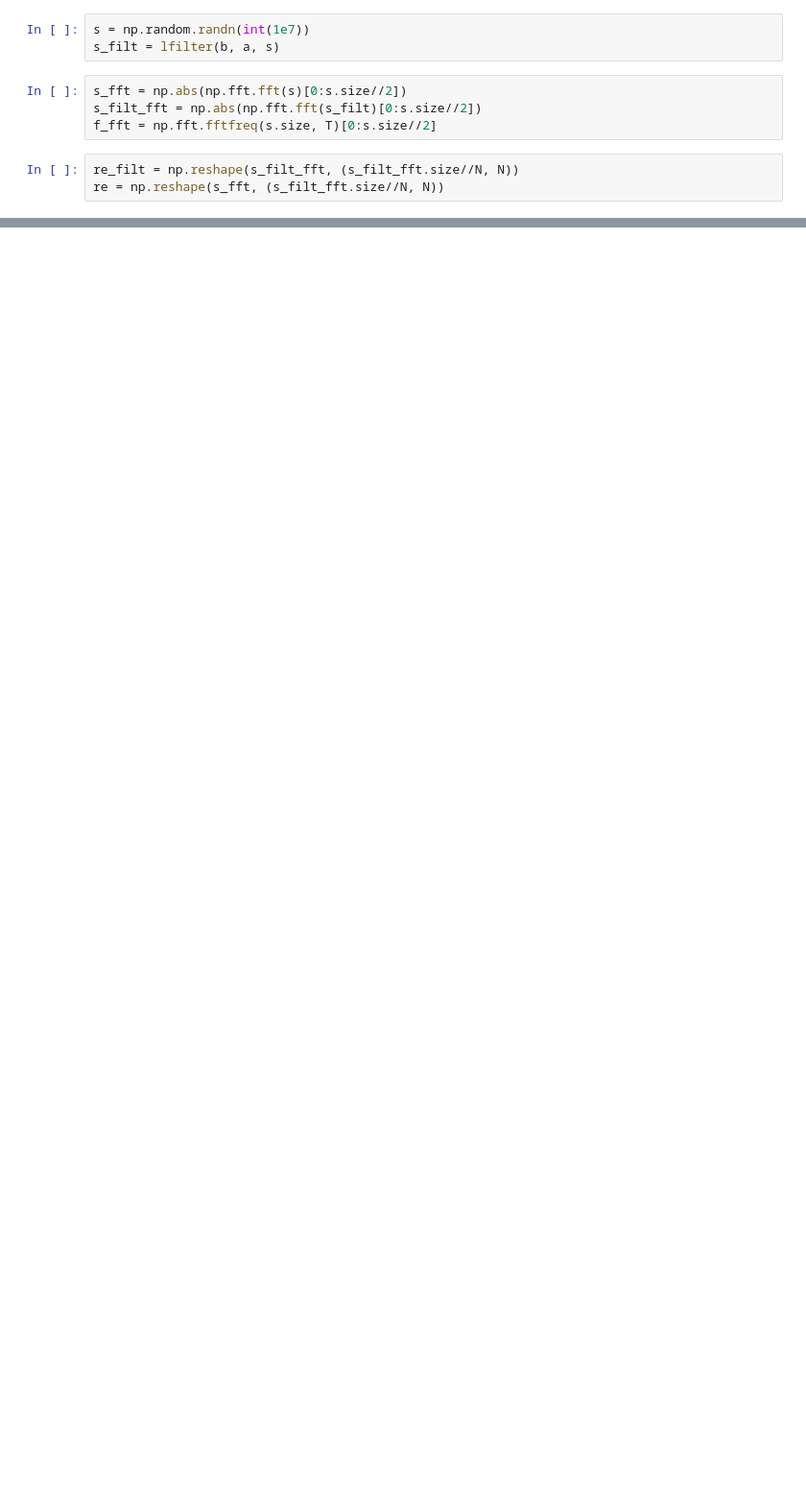
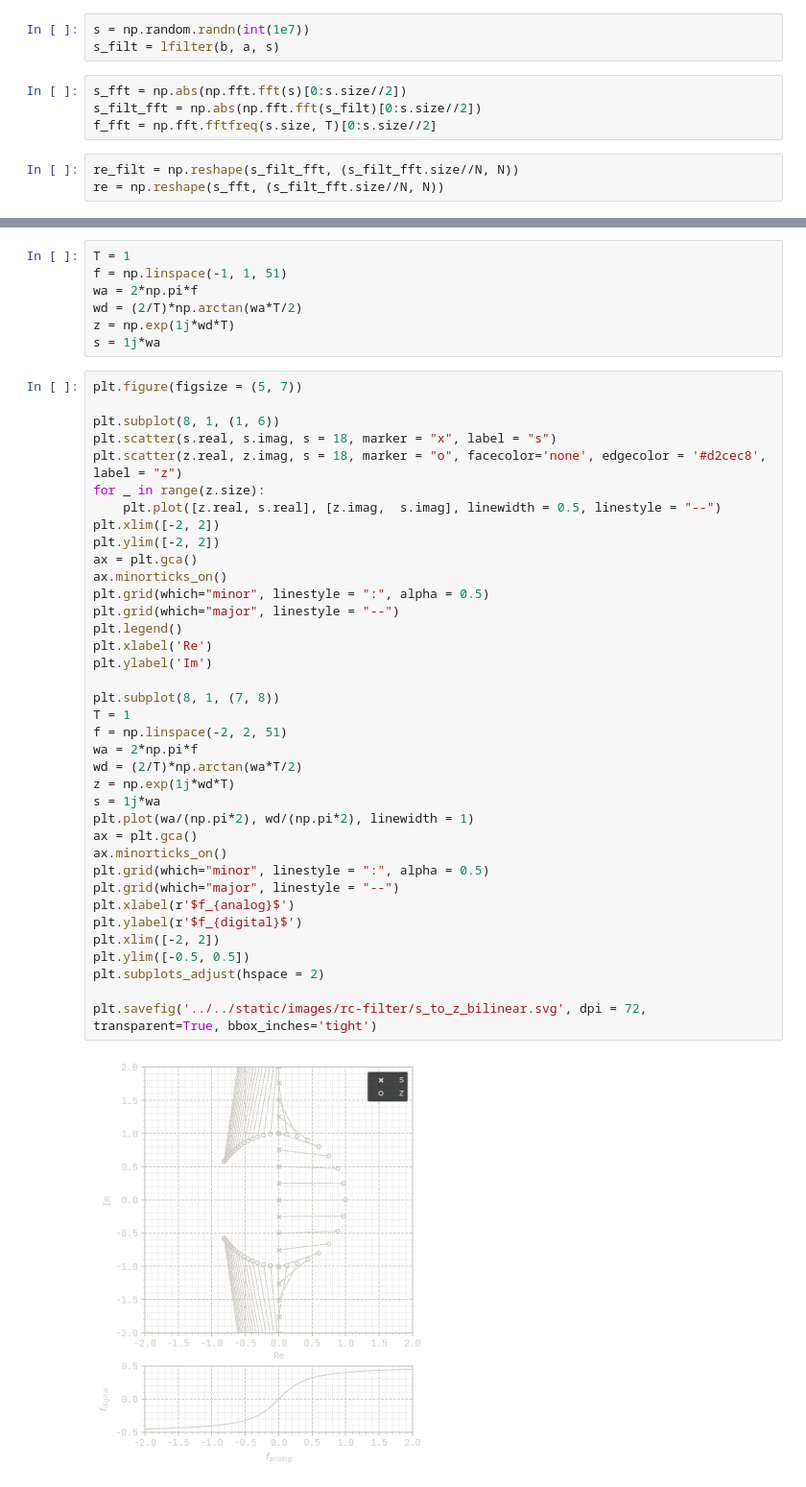
Before and after one commit to alelouis/alelouis-site, a Jupyter notebook: code/rc-filter/s_transform.ipynb, the cells around one changed output, grey strips where cells are left out. Shown at 96% size. Cells and saved outputs as stored; diff of their text form; blank space fills up the shorter version.

```diff
--- a/code/rc-filter/s_transform.ipynb
+++ b/code/rc-filter/s_transform.ipynb
@@ -130,0 +152,46 @@ plt.legend()
+# %%
+T = 1
+f = np.linspace(-1, 1, 51)
+wa = 2*np.pi*f
+wd = (2/T)*np.arctan(wa*T/2)
+z = np.exp(1j*wd*T)
+s = 1j*wa
+# %%
+plt.figure(figsize = (5, 7))
+
+plt.subplot(8, 1, (1, 6))
+plt.scatter(s.real, s.imag, s = 18, marker = "x", label = "s")
+plt.scatter(z.real, z.imag, s = 18, marker = "o", facecolor='none', edgecolor = '#d2cec8', label = "z")
+for _ in range(z.size):
+    plt.plot([z.real, s.real], [z.imag,  s.imag], linewidth = 0.5, linestyle = "--")
+plt.xlim([-2, 2])
+plt.ylim([-2, 2])
+ax = plt.gca()
+ax.minorticks_on()
+plt.grid(which="minor", linestyle = ":", alpha = 0.5)
+plt.grid(which="major", linestyle = "--")
+plt.legend()
+plt.xlabel('Re')
+plt.ylabel('Im')
+
+plt.subplot(8, 1, (7, 8))
+T = 1
+f = np.linspace(-2, 2, 51)
+wa = 2*np.pi*f
+wd = (2/T)*np.arctan(wa*T/2)
+z = np.exp(1j*wd*T)
+s = 1j*wa
+plt.plot(wa/(np.pi*2), wd/(np.pi*2), linewidth = 1)
+ax = plt.gca()
+ax.minorticks_on()
+plt.grid(which="minor", linestyle = ":", alpha = 0.5)
+plt.grid(which="major", linestyle = "--")
+plt.xlabel(r'$f_{analog}$')
+plt.ylabel(r'$f_{digital}$')
+plt.xlim([-2, 2])
+plt.ylim([-0.5, 0.5])
+plt.subplots_adjust(hspace = 2)
+
+plt.savefig('../../static/images/rc-filter/s_to_z_bilinear.svg', dpi = 72, transparent=True, bbox_inches='tight')
+# %% [output]
+[figure, added]
```
Also changed, not shown: parts of 10 cells of this notebook, 20 other files.
